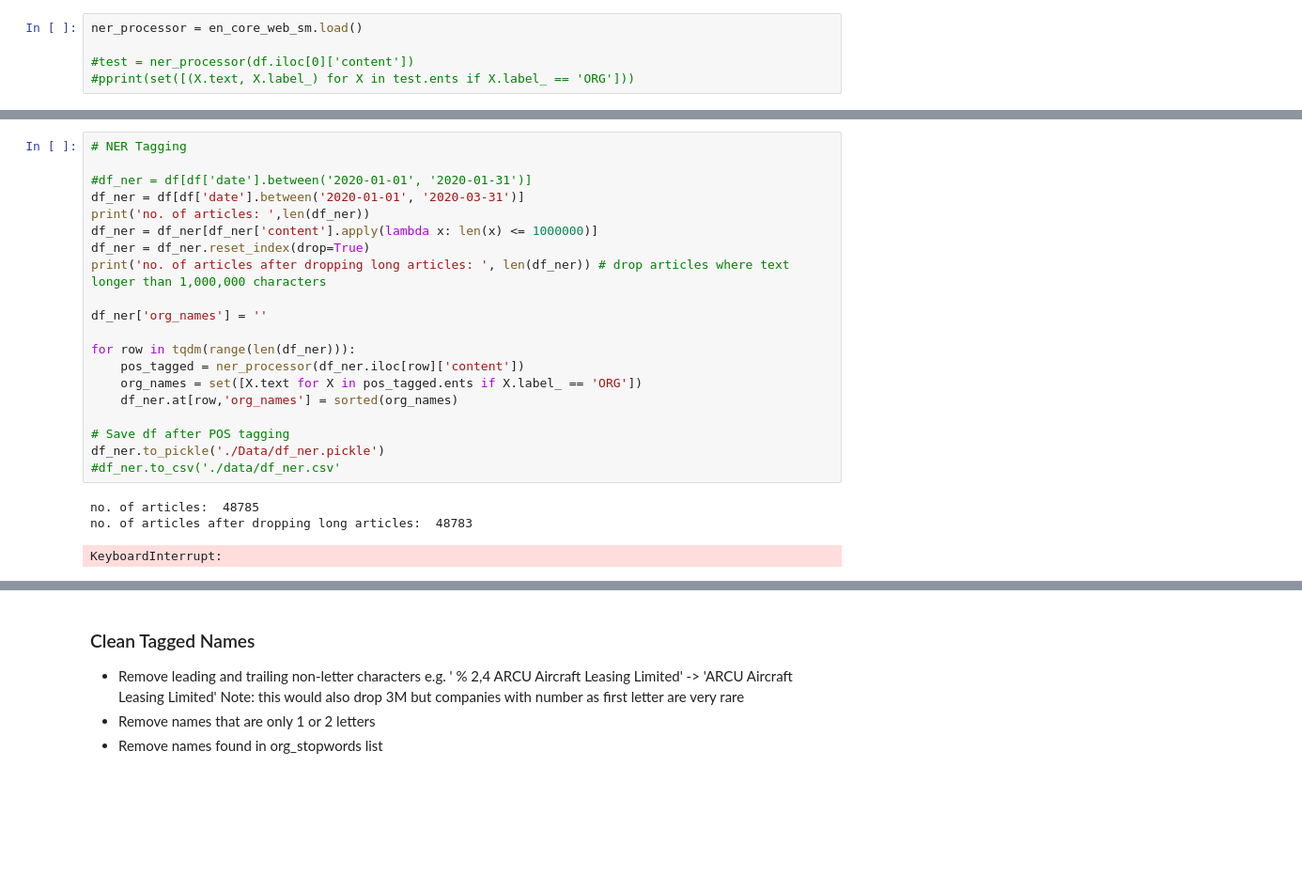
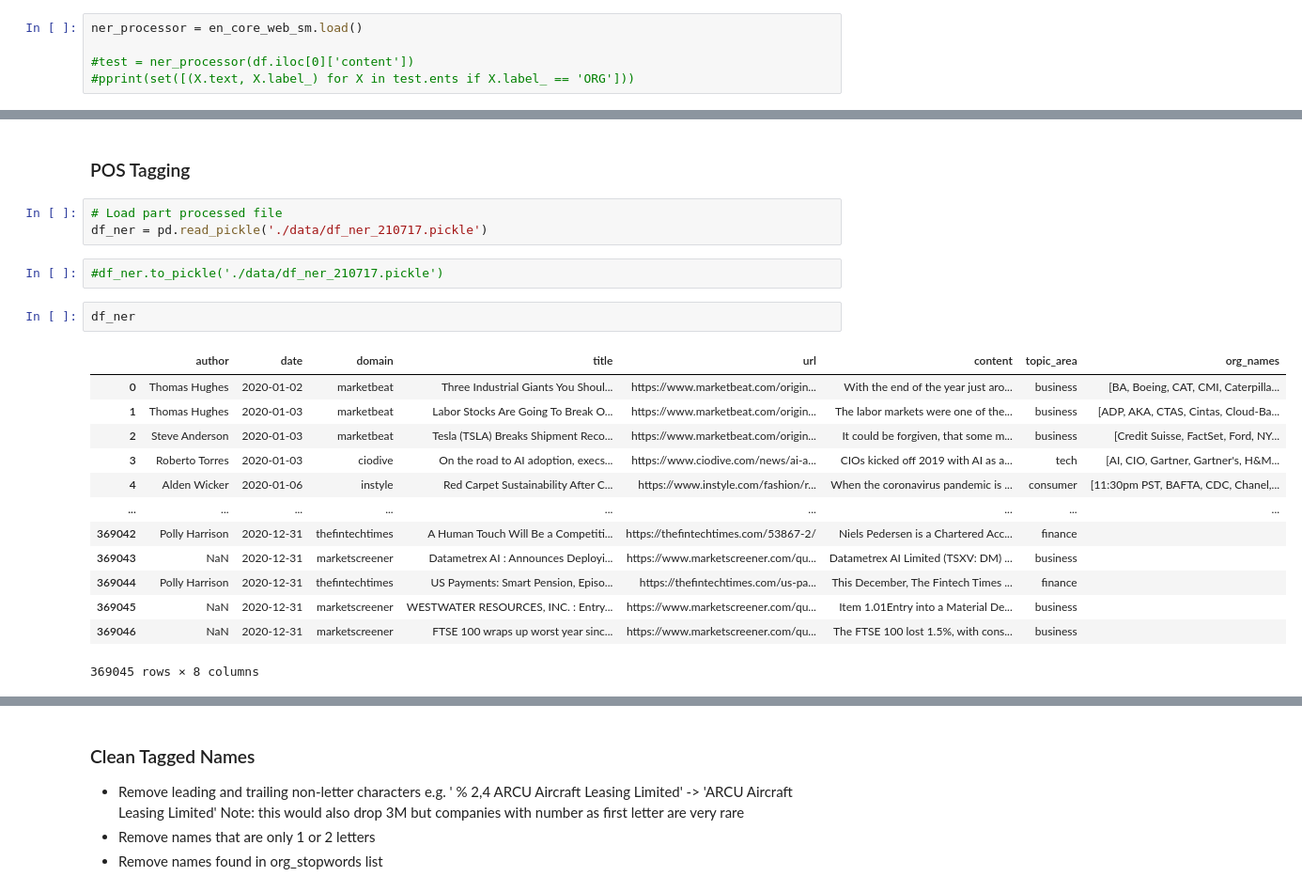
Before and after one commit to TraceyEtheridge/Thesis, a Jupyter notebook: Covid_Articles_NER.ipynb, the cells around one changed output, grey strips where cells are left out. Shown at 94% size. Cells and saved outputs as stored; diff of their text form; blank space fills up the shorter version.

```diff
--- a/Covid_Articles_NER.ipynb
+++ b/Covid_Articles_NER.ipynb
@@ -128,24 +111,23 @@ Name: 10332, dtype: object
-# %%
-# NER Tagging
-
-#df_ner = df[df['date'].between('2020-01-01', '2020-01-31')]
-df_ner = df[df['date'].between('2020-01-01', '2020-03-31')]
-print('no. of articles: ',len(df_ner))
-df_ner = df_ner[df_ner['content'].apply(lambda x: len(x) <= 1000000)]
-df_ner = df_ner.reset_index(drop=True)
-print('no. of articles after dropping long articles: ', len(df_ner)) # drop articles where text longer than 1,000,000 characters
-
-df_ner['org_names'] = ''
-
-for row in tqdm(range(len(df_ner))):
-    pos_tagged = ner_processor(df_ner.iloc[row]['content'])
-    org_names = set([X.text for X in pos_tagged.ents if X.label_ == 'ORG'])
-    df_ner.at[row,'org_names'] = sorted(org_names)
-
-# Save df after POS tagging
-df_ner.to_pickle('./Data/df_ner.pickle')
-#df_ner.to_csv('./data/df_ner.csv'
-# %% [output]
-no. of articles:  48785
-no. of articles after dropping long articles:  48783
-KeyboardInterrupt:
+# %% [markdown]
+### POS Tagging
+# %%
+# Load part processed file
+df_ner = pd.read_pickle('./data/df_ner_210717.pickle')
+# %%
+#df_ner.to_pickle('./data/df_ner_210717.pickle')
+# %%
+df_ner
+# %% [output]
+|  | author | date | domain | title | url | content | topic_area | org_names |
+| 0 | Thomas Hughes | 2020-01-02 | marketbeat | Three Industrial Giants You Shoul... | https://www.marketbeat.com/origin... | With the end of the year just aro... | business | [BA, Boeing, CAT, CMI, Caterpilla... |
+| 1 | Thomas Hughes | 2020-01-03 | marketbeat | Labor Stocks Are Going To Break O... | https://www.marketbeat.com/origin... | The labor markets were one of the... | business | [ADP, AKA, CTAS, Cintas, Cloud-Ba... |
+| 2 | Steve Anderson | 2020-01-03 | marketbeat | Tesla (TSLA) Breaks Shipment Reco... | https://www.marketbeat.com/origin... | It could be forgiven, that some m... | business | [Credit Suisse, FactSet, Ford, NY... |
+| 3 | Roberto Torres | 2020-01-03 | ciodive | On the road to AI adoption, execs... | https://www.ciodive.com/news/ai-a... | CIOs kicked off 2019 with AI as a... | tech | [AI, CIO, Gartner, Gartner's, H&M... |
+| 4 | Alden Wicker | 2020-01-06 | instyle | Red Carpet Sustainability After C... | https://www.instyle.com/fashion/r... | When the coronavirus pandemic is ... | consumer | [11:30pm PST, BAFTA, CDC, Chanel,... |
+| ... | ... | ... | ... | ... | ... | ... | ... | ... |
+| 369042 | Polly Harrison | 2020-12-31 | thefintechtimes | A Human Touch Will Be a Competiti... | https://thefintechtimes.com/53867-2/ | Niels Pedersen is a Chartered Acc... | finance |  |
+| 369043 | NaN | 2020-12-31 | marketscreener | Datametrex AI : Announces Deployi... | https://www.marketscreener.com/qu... | Datametrex AI Limited (TSXV: DM) ... | business |  |
+| 369044 | Polly Harrison | 2020-12-31 | thefintechtimes | US Payments: Smart Pension, Episo... | https://thefintechtimes.com/us-pa... | This December, The Fintech Times ... | finance |  |
+| 369045 | NaN | 2020-12-31 | marketscreener | WESTWATER RESOURCES, INC. : Entry... | https://www.marketscreener.com/qu... | Item 1.01Entry into a Material De... | business |  |
+| 369046 | NaN | 2020-12-31 | marketscreener | FTSE 100 wraps up worst year sinc... | https://www.marketscreener.com/qu... | The FTSE 100 lost 1.5%, with cons... | business |  |
+369045 rows × 8 columns
```
Also changed, not shown: parts of 33 cells of this notebook, 2 other files.
